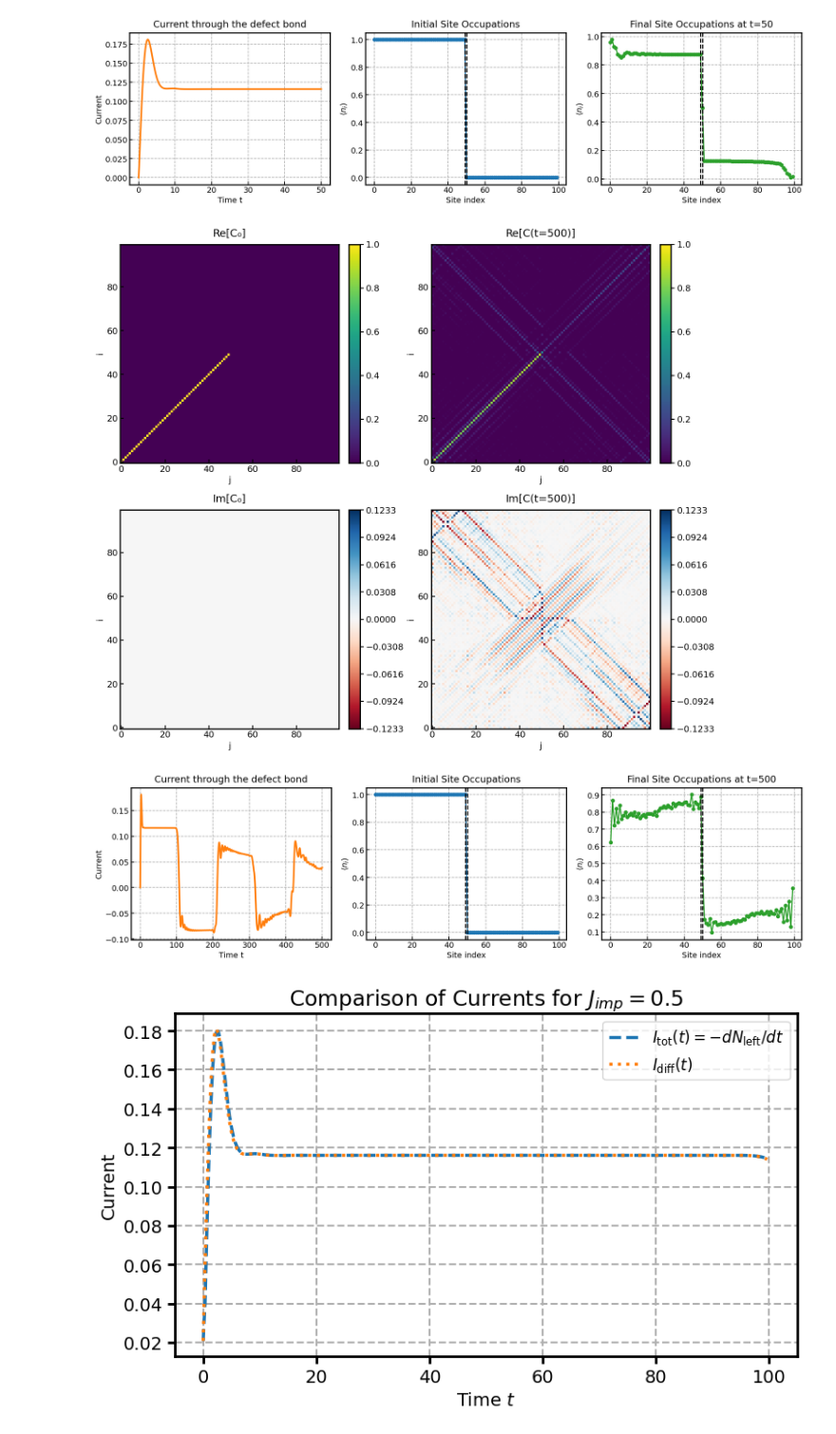
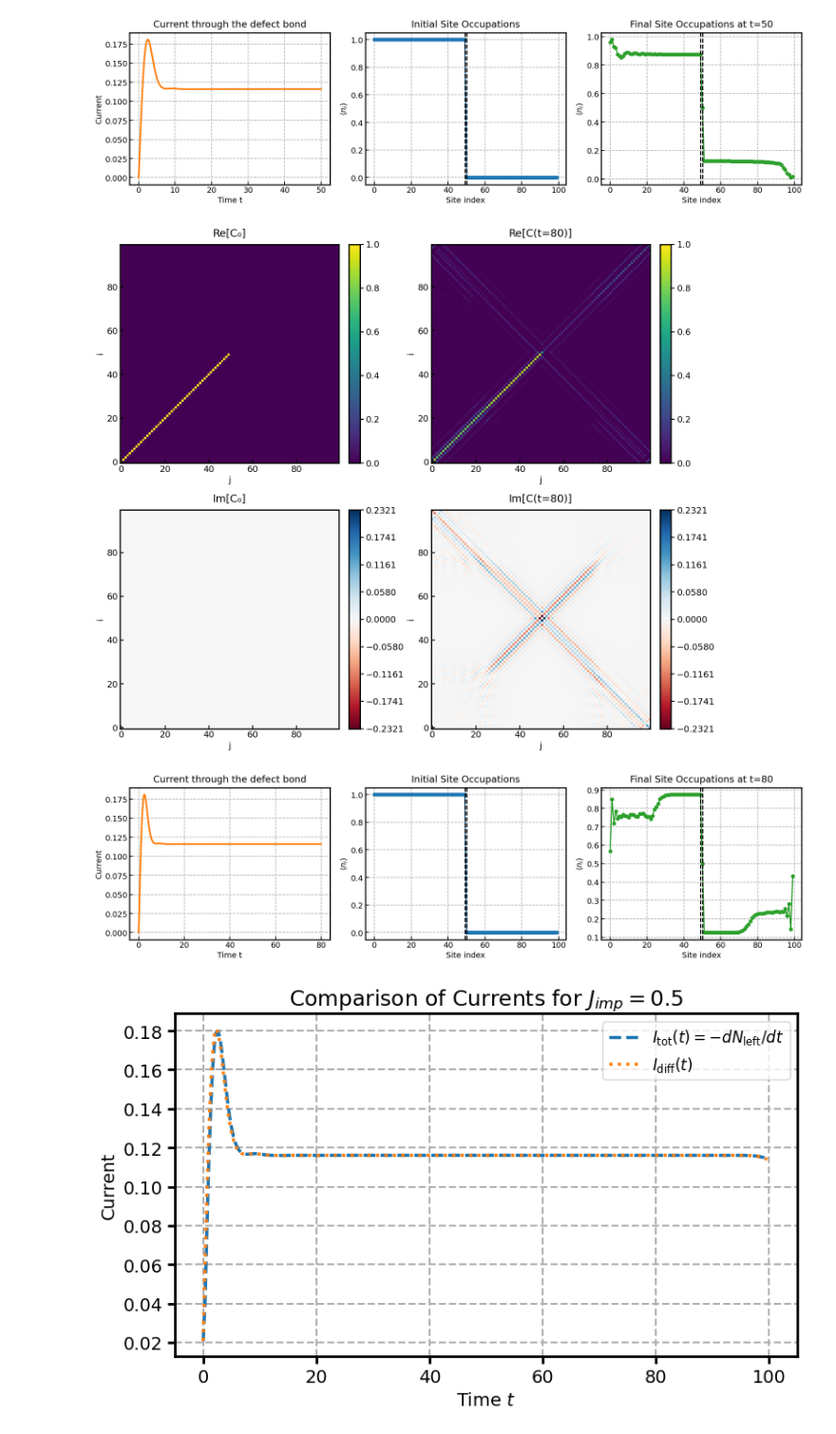
Before and after one commit to uditvarma/weak-link, a Jupyter notebook: helper_py.ipynb, the cells around one changed output. Shown at 95% size. Drawn from its saved outputs; the diff is of its cells as text; code cells hidden in the pictures.

Commit message:
update the I-V curve

```diff
--- a/helper_py.ipynb
+++ b/helper_py.ipynb
@@ -142,7 +142,7 @@ plt.rcParams.update({
 # Model parameters
 L, J, J_imp = 100, 1.0, 0.5
 mu_L, mu_R = 1.0, -1.0
-t_steady = 500.0
+t_steady = 80.0
 j0 = L//2 - 1
 
 # 1) Build & diagonalize hopping Hamiltonian
@@ -219,35 +219,35 @@ n_final = np.real(np.diag(C_steady))
 fig, axes = plt.subplots(1, 3, figsize=(18, 5))
 
 # current
 axes[0].plot(times, currents, '-', lw=3, color='tab:orange')
 axes[0].set_title('Current through the defect bond', pad=10)
 axes[0].set_xlabel('Time t'); axes[0].set_ylabel('Current')
 axes[0].grid(True, linestyle='--', linewidth=1.2)
 
 # initial occupations
 axes[1].plot(range(L), n_init, 'o-', lw=2, markersize=6, color='tab:blue')
 axes[1].set_title('Initial Site Occupations', pad=10)
 axes[1].set_xlabel('Site index'); axes[1].set_ylabel(r'$\langle n_i\rangle$')
 axes[1].axvline(j0,   color='k', linestyle='--', lw=2)
 axes[1].axvline(j0+1, color='k', linestyle='--', lw=2)
 axes[1].grid(True, linestyle='--', linewidth=1.2)
 
 # final occupations
 axes[2].plot(range(L), n_final, 'o-', lw=2, markersize=6, color='tab:green')
 axes[2].set_title(f'Final Site Occupations at t={t_steady:.0f}', pad=10)
 axes[2].set_xlabel('Site index'); axes[2].set_ylabel(r'$\langle n_i\rangle$')
 axes[2].axvline(j0,   color='k', linestyle='--', lw=2)
 axes[2].axvline(j0+1, color='k', linestyle='--', lw=2)
 axes[2].grid(True, linestyle='--', linewidth=1.2)
 
 for ax in axes:
     ax.tick_params(direction='in', length=6, width=1.5)
 
 plt.tight_layout()
 plt.show()
 # %% [output]
-[figure, old version]
+[figure, new version]
-[figure, old version]
+[figure, new version]
 # %%
 import numpy as np
 import scipy.linalg as la
```
Also changed, not shown: 2 other files.
